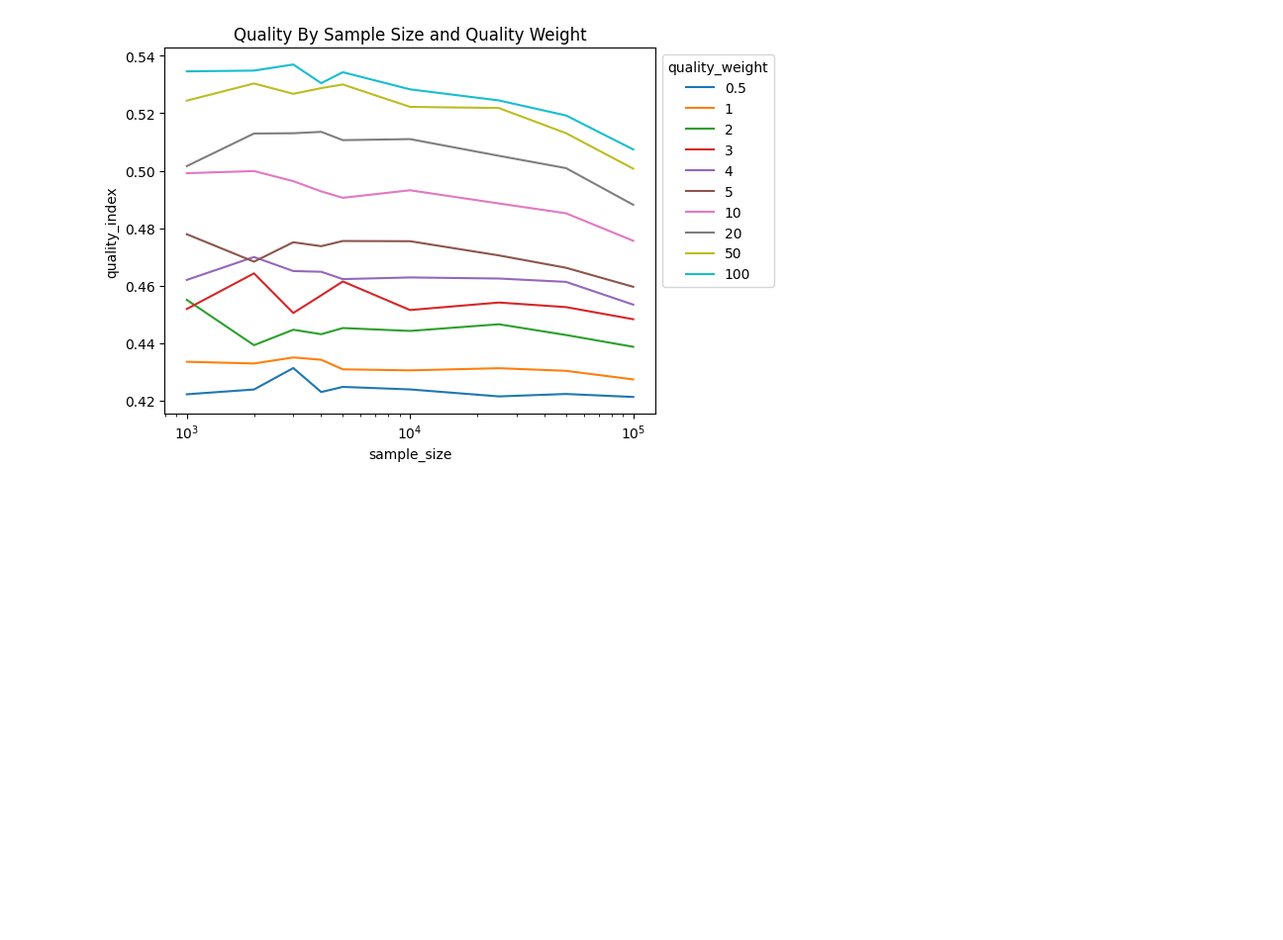
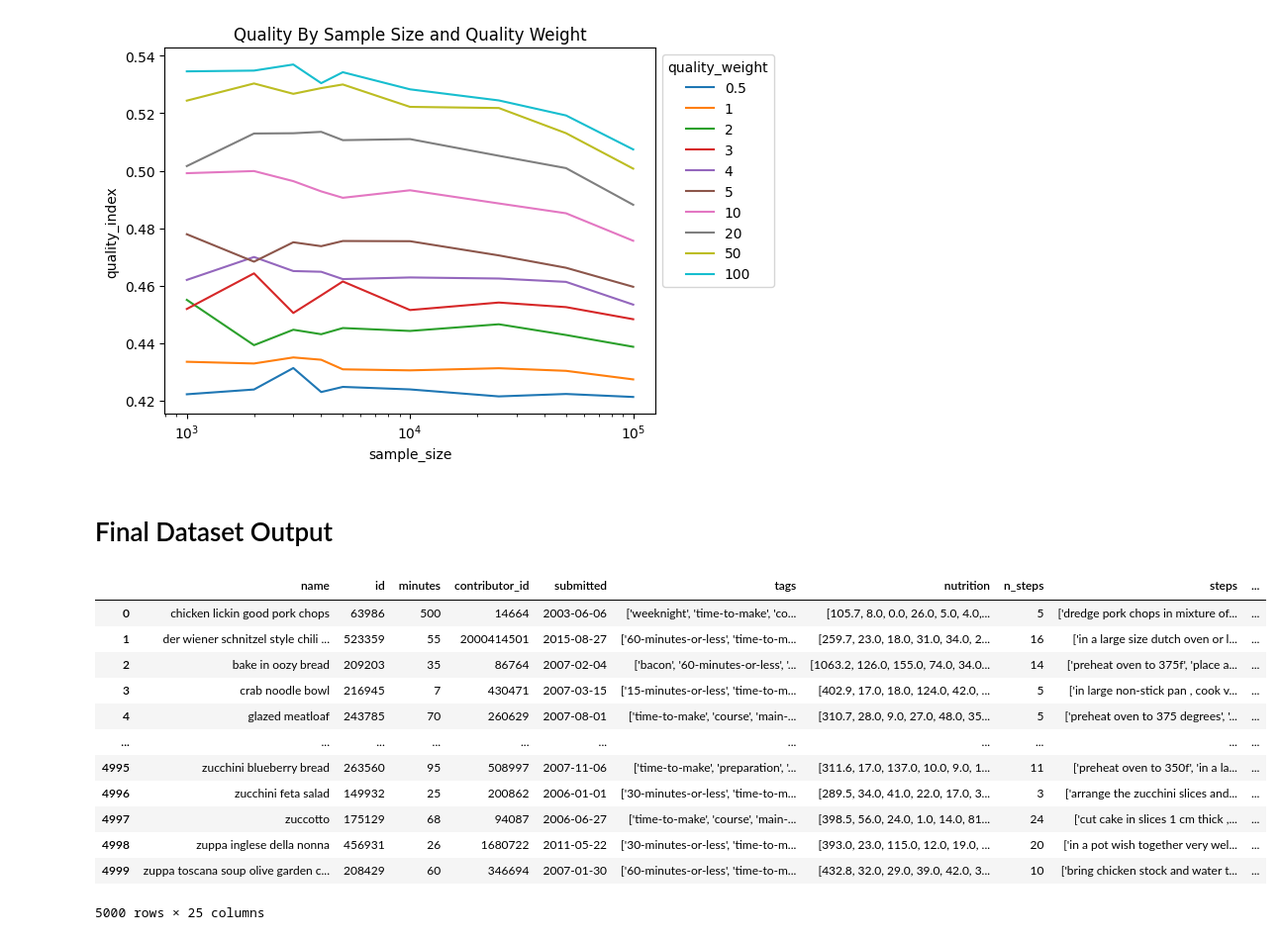
Before and after one commit to xfactotum/MSDS498_Proj, a Jupyter notebook: notebooks/Recipe Sample Validation.ipynb, the cells around one changed output. Shown at 99% size. Drawn from its saved outputs; the diff is of its cells as text; code cells hidden in the pictures; blank space fills up the shorter version.

```diff
--- a/notebooks/Recipe Sample Validation.ipynb
+++ b/notebooks/Recipe Sample Validation.ipynb
@@ -99,3 +100,29 @@ plt.xscale("log")
 plt.show()
 # %% [output]
 [figure]
+# %% [markdown]
+# Final Dataset Output
+# %%
+SELECTED_SAMPLE_SIZE = 5000
+SELECTED_QUALITY_WEIGHT = 5
+
+output_data = pd.read_parquet(f"/media/michael/Delta/Data/Data_Science_Masters/MSDS_498/recipes_embedded.parquet")
+output_data = output_data[[x for x in output_data.columns if "_embedding_" not in x]]
+selected_recipes = pd.read_parquet(f"/media/michael/Delta/Data/Data_Science_Masters/MSDS_498/recipe_samples/recipes_sample_n={SELECTED_SAMPLE_SIZE}_weight={SELECTED_QUALITY_WEIGHT}.parquet")
+
+output_data = output_data.merge(selected_recipes, on=['id'], how='inner')
+output_data
+# %% [output]
+|  | name | id | minutes | contributor_id | submitted | tags | nutrition | n_steps | steps | ... |
+| 0 | chicken lickin good pork chops | 63986 | 500 | 14664 | 2003-06-06 | ['weeknight', 'time-to-make', 'co... | [105.7, 8.0, 0.0, 26.0, 5.0, 4.0,... | 5 | ['dredge pork chops in mixture of... | ... |
+| 1 | der wiener schnitzel style chili ... | 523359 | 55 | 2000414501 | 2015-08-27 | ['60-minutes-or-less', 'time-to-m... | [259.7, 23.0, 18.0, 31.0, 34.0, 2... | 16 | ['in a large size dutch oven or l... | ... |
+| 2 | bake in oozy bread | 209203 | 35 | 86764 | 2007-02-04 | ['bacon', '60-minutes-or-less', '... | [1063.2, 126.0, 155.0, 74.0, 34.0... | 14 | ['preheat oven to 375f', 'place a... | ... |
+| 3 | crab noodle bowl | 216945 | 7 | 430471 | 2007-03-15 | ['15-minutes-or-less', 'time-to-m... | [402.9, 17.0, 18.0, 124.0, 42.0, ... | 5 | ['in large non-stick pan , cook v... | ... |
+| 4 | glazed meatloaf | 243785 | 70 | 260629 | 2007-08-01 | ['time-to-make', 'course', 'main-... | [310.7, 28.0, 9.0, 27.0, 48.0, 35... | 5 | ['preheat oven to 375 degrees', '... | ... |
+| ... | ... | ... | ... | ... | ... | ... | ... | ... | ... | ... |
+| 4995 | zucchini blueberry bread | 263560 | 95 | 508997 | 2007-11-06 | ['time-to-make', 'preparation', '... | [311.6, 17.0, 137.0, 10.0, 9.0, 1... | 11 | ['preheat oven to 350f', 'in a la... | ... |
+| 4996 | zucchini feta salad | 149932 | 25 | 200862 | 2006-01-01 | ['30-minutes-or-less', 'time-to-m... | [289.5, 34.0, 41.0, 22.0, 17.0, 3... | 3 | ['arrange the zucchini slices and... | ... |
+| 4997 | zuccotto | 175129 | 68 | 94087 | 2006-06-27 | ['time-to-make', 'course', 'main-... | [398.5, 56.0, 24.0, 1.0, 14.0, 81... | 24 | ['cut cake in slices 1 cm thick ,... | ... |
+| 4998 | zuppa inglese della nonna | 456931 | 26 | 1680722 | 2011-05-22 | ['30-minutes-or-less', 'time-to-m... | [393.0, 23.0, 115.0, 12.0, 19.0, ... | 20 | ['in a pot wish together very wel... | ... |
+| 4999 | zuppa toscana soup olive garden c... | 208429 | 60 | 346694 | 2007-01-30 | ['60-minutes-or-less', 'time-to-m... | [432.8, 32.0, 29.0, 39.0, 42.0, 3... | 10 | ['bring chicken stock and water t... | ... |
+5000 rows × 25 columns
```
Also changed, not shown: parts of 5 cells of this notebook, 1 other file.
